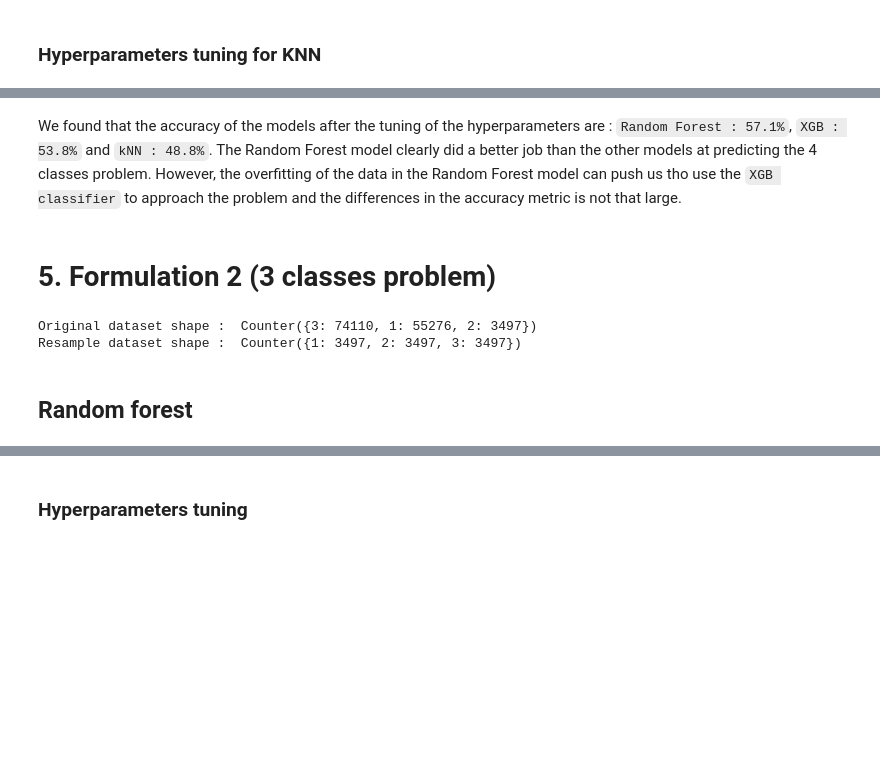
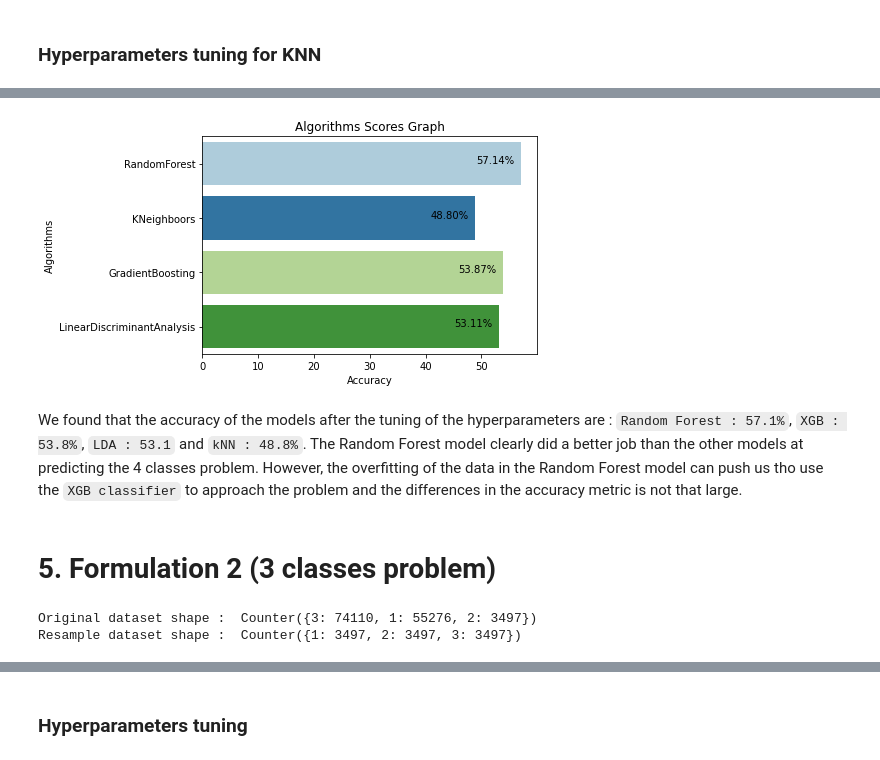
Before and after one commit to htsull/Algo_Python_Class_Project, a Jupyter notebook: Algo_python_accidents.ipynb, the cells around one changed output, grey strips where cells are left out. Saved outputs shown, nothing was run; the diff lists cells and outputs as text; code cells hidden in the pictures; blank space fills up the shorter version.

```diff
--- a/Algo_python_accidents.ipynb
+++ b/Algo_python_accidents.ipynb
@@ -483,6 +519,6 @@ Confusion matrix :
 # %%
 #  Perform XGB model
-model_xgb = model_accuracy('xgb')
+best_xgb_model = model_accuracy('xgb')
 # %% [output]
 Extreme gradient boosting model
 =========================================================================
@@ -563,0 +579,2 @@ Confusion matrix :
+# %%
+best_knn_model = tuning('knn')
@@ -564 +627,37 @@ Confusion matrix :
+# %%
+def score_summary():
+
+    models = [] # append all models or predictive models
+    score_results = [] # cross validation result
+
+    models.append(best_rf_model)
+    models.append(best_knn_model)
+    models.append(best_xgb_model)
+    models.append(best_lda_model)
+
+    for model in models :
+        score_results.append(model.score(X_test, y_test)*100)
+
+    cv_frame = pd.DataFrame(
+        {
+            "Algorithms":[
+                        "RandomForest",
+                        "KNeighboors",
+                        "GradientBoosting",
+                        "LinearDiscriminantAnalysis"
+                        ],
+            "CrossValMeans":score_results
+        })
+
+    cv_plot = sns.barplot(x="CrossValMeans",y="Algorithms", data = cv_frame,
+                    palette="Paired", orient = "h");
+
+    for p in cv_plot.patches:
+        _x = p.get_x() + p.get_width() - 8
+        _y = p.get_y() + p.get_height() - (p.get_height()*0.5)
+        value = '{:.2f}%'.format(p.get_width())
+        cv_plot.text(_x, _y, value, ha="left")
+
+    cv_plot.set_xlabel("Accuracy")
+    cv_plot = cv_plot.set_title("Algorithms Scores Graph");
 # %% [markdown]
@@ -566,7 +665,11 @@ Confusion matrix :
+# %%
+score_summary_4 = score_summary()
+# %% [output]
+[figure, added]
 # %% [markdown]
-We found that the accuracy of the models after the tuning of the hyperparameters are : `Random Forest : 57.1%`, `XGB : 53.8%` and `kNN : 48.8%`. The Random Forest model clearly did a better job than the other models at predicting the 4 classes problem. However, the overfitting of the data in the Random Forest model can push us tho use the `XGB classifier` to approach the problem and the differences in the accuracy metric is not that large.
+We found that the accuracy of the models after the tuning of the hyperparameters are : `Random Forest : 57.1%`, `XGB : 53.8%`, `LDA : 53.1` and `kNN : 48.8%`. The Random Forest model clearly did a better job than the other models at predicting the 4 classes problem. However, the overfitting of the data in the Random Forest model can push us tho use the `XGB classifier` to approach the problem and the differences in the accuracy metric is not that large.
 # %% [markdown]
-# 5. Formulation 2 (3 classes problem)
+# 5. **Formulation 2 (3 classes problem)** <a id = "sec5"></a>
 # %%
 # Undersampling
 X, y = underSamp(X3, y3)
@@ -576,5 +679,3 @@ Resample dataset shape :  Counter({1: 3497, 2: 3497, 3: 3497})
 # %%
 # Data separation in train and test sets
 X_train, X_test, y_train, y_test = splitting(X, y)
-# %% [markdown]
-## Random forest
```
Also changed, not shown: parts of 69 cells of this notebook.
